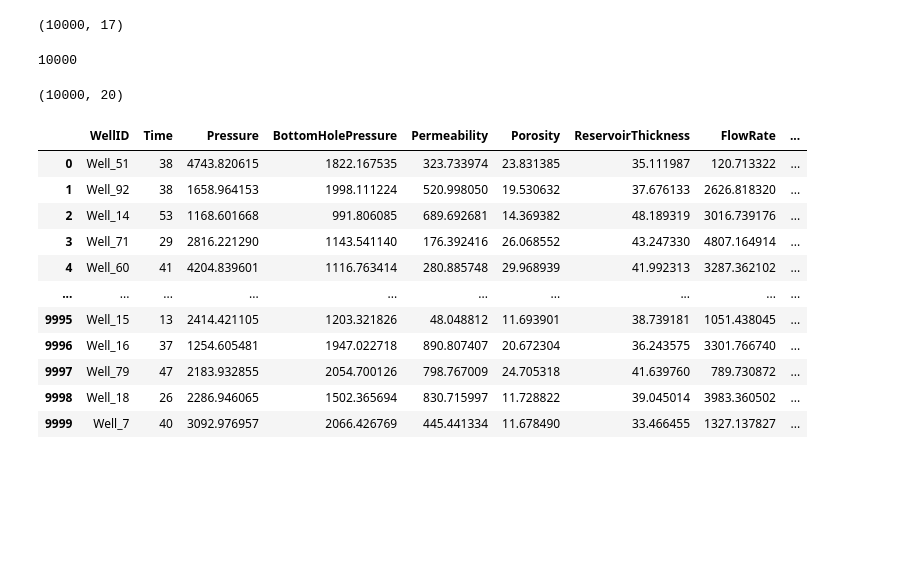
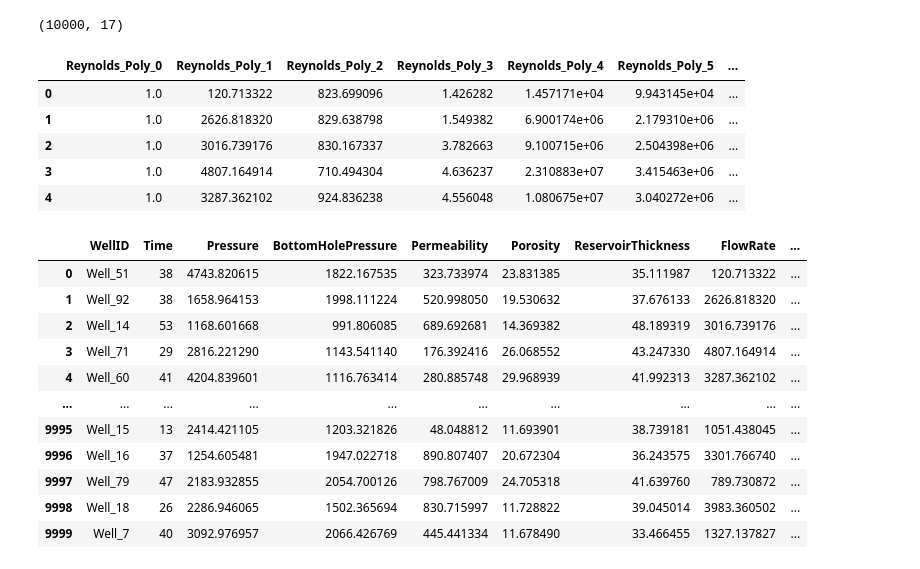
Before and after one commit to xaramillo/ml-bootcamp-labs, a Jupyter notebook: notebooks/laboratorio-s15.ipynb, the cells around one changed output. Drawn from its saved outputs; the diff is of its cells as text; code cells hidden in the pictures; blank space fills up the shorter version.

```diff
--- a/notebooks/laboratorio-s15.ipynb
+++ b/notebooks/laboratorio-s15.ipynb
@@ -150,3 +119,7 @@ df['Porosity_Thickness_Index'] = df['Porosity'] / df['ReservoirThickness']
+# %%
+df['Reynolds_Index'] = df['FlowRate'] * df['Density'] / df['Viscosity']
+# %%
+df['Pososity_Thicknes_Index'] = df['Porosity'] * df['ReservoirThickness']
 # %%
 df.head()
 # %% [output]
@@ -173,12 +144,13 @@ features = poly.fit_transform(df[['FlowRate', 'Density', 'Viscosity']])
-# %%
-len(features)
-# %% [output]
-10000
-# %%
-features.shape
-# %% [output]
-(10000, 20)
 # %%
 reynolds_poly_df = pd.DataFrame(features)
-reynolds_poly_df.columns = [''.join(['Reynolds_Index', str(i)]) for i in reynolds_poly_df.columns]
+reynolds_poly_df.columns = [ ''.join(['Reynolds_Poly_',str(i)]) for i in reynolds_poly_df.columns ]
+# %%
+reynolds_poly_df.head()
+# %% [output]
+|  | Reynolds_Poly_0 | Reynolds_Poly_1 | Reynolds_Poly_2 | Reynolds_Poly_3 | Reynolds_Poly_4 | Reynolds_Poly_5 | ... |
+| 0 | 1.0 | 120.713322 | 823.699096 | 1.426282 | 1.457171e+04 | 9.943145e+04 | ... |
+| 1 | 1.0 | 2626.818320 | 829.638798 | 1.549382 | 6.900174e+06 | 2.179310e+06 | ... |
+| 2 | 1.0 | 3016.739176 | 830.167337 | 3.782663 | 9.100715e+06 | 2.504398e+06 | ... |
+| 3 | 1.0 | 4807.164914 | 710.494304 | 4.636237 | 2.310883e+07 | 3.415463e+06 | ... |
+| 4 | 1.0 | 3287.362102 | 924.836238 | 4.556048 | 1.080675e+07 | 3.040272e+06 | ... |
 # %%
```
Also changed, not shown: parts of 26 cells of this notebook, 9 other files.
